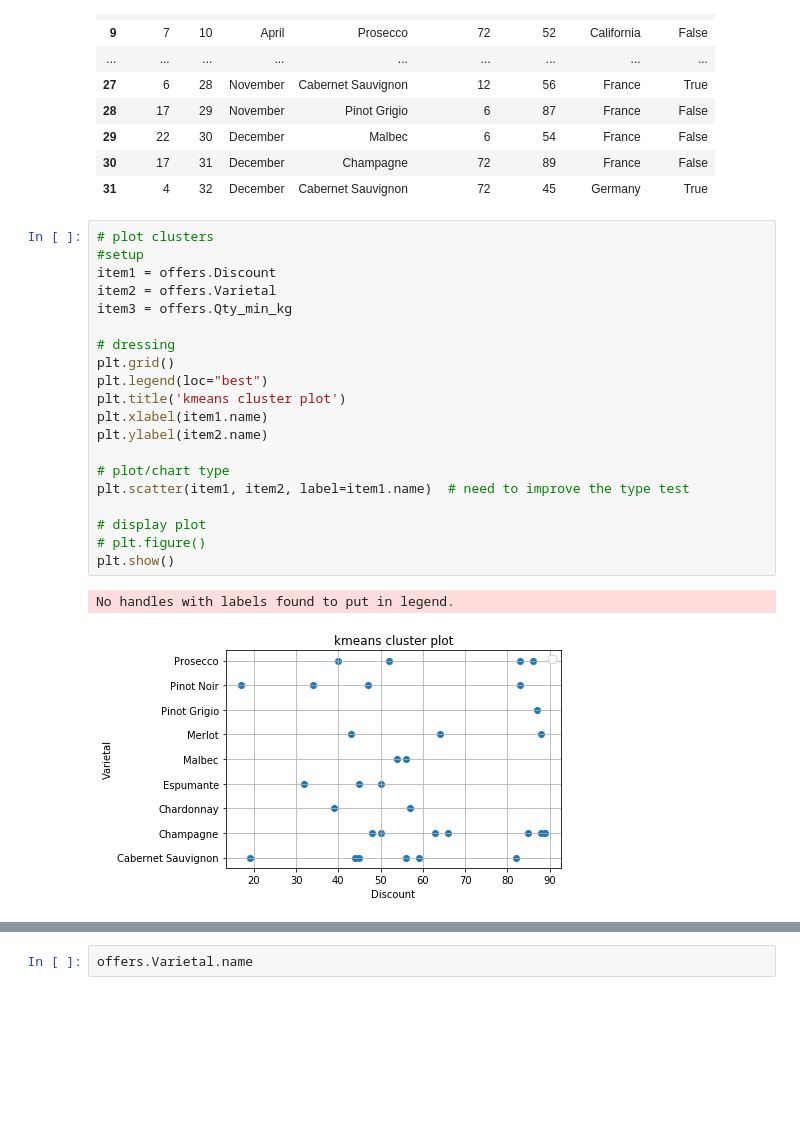
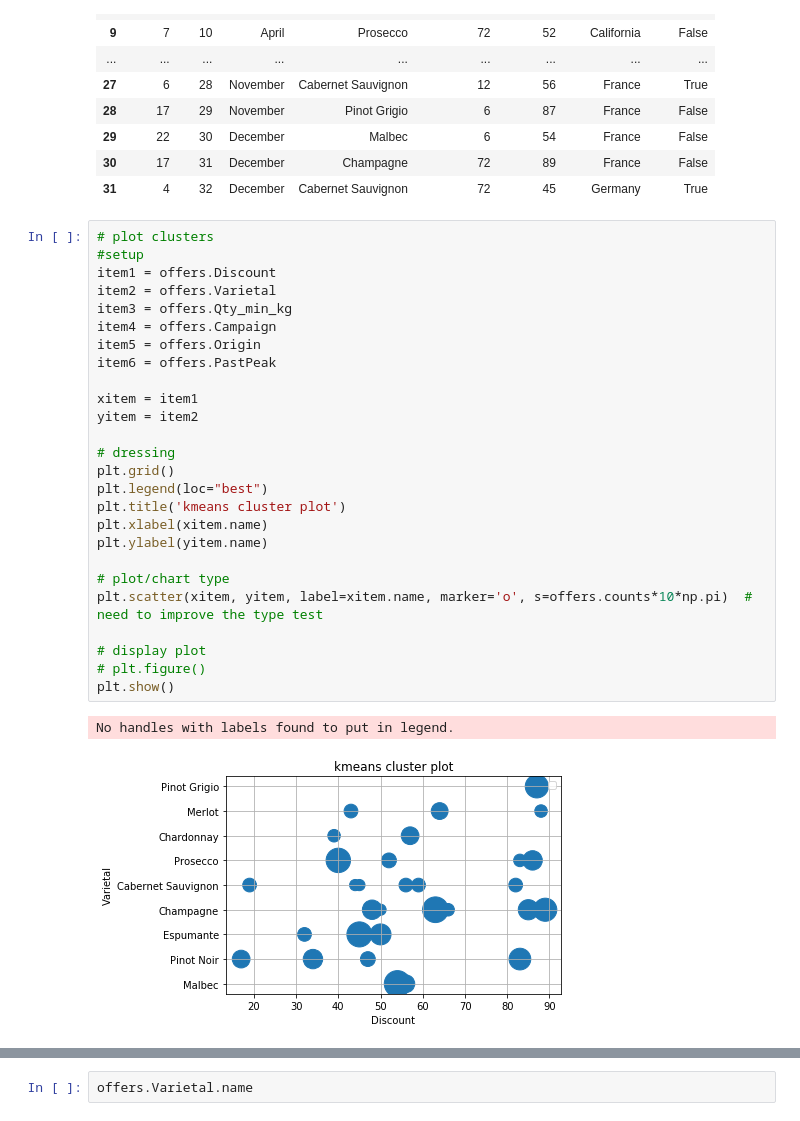
Before and after one commit to diverdano/ml-projects, a Jupyter notebook: ml_plot.ipynb, the cells around one changed output, grey strips where cells are left out. Cells and saved outputs as stored; diff of their text form; blank space fills up the shorter version.

```diff
--- a/ml_plot.ipynb
+++ b/ml_plot.ipynb
@@ -54,23 +54,29 @@ offers
 # %%
 # plot clusters
 #setup
 item1 = offers.Discount
 item2 = offers.Varietal
 item3 = offers.Qty_min_kg
+item4 = offers.Campaign
+item5 = offers.Origin
+item6 = offers.PastPeak
+
+xitem = item1
+yitem = item2
 
 # dressing
 plt.grid()
 plt.legend(loc="best")
 plt.title('kmeans cluster plot')
-plt.xlabel(item1.name)
-plt.ylabel(item2.name)
+plt.xlabel(xitem.name)
+plt.ylabel(yitem.name)
 
 # plot/chart type
-plt.scatter(item1, item2, label=item1.name)  # need to improve the type test
+plt.scatter(xitem, yitem, label=xitem.name, marker='o', s=offers.counts*10*np.pi)  # need to improve the type test
 
 # display plot
 # plt.figure()
 plt.show()
 # %% [output]
 No handles with labels found to put in legend.
-[figure, old version]
+[figure, new version]
```
Also changed, not shown: parts of 1 cell of this notebook.
